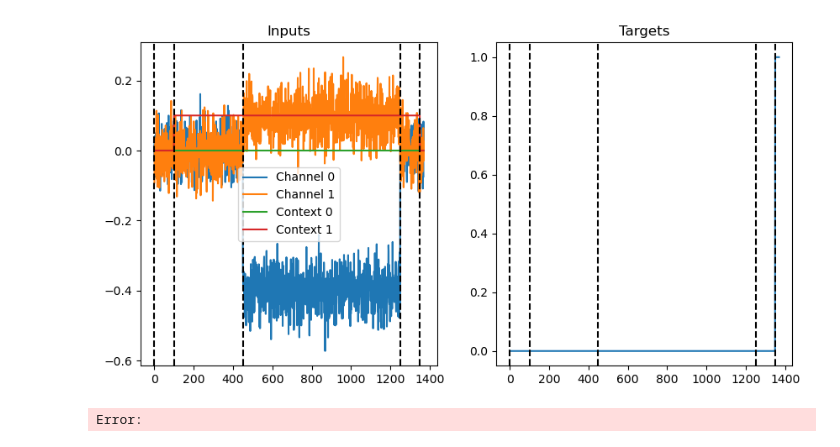
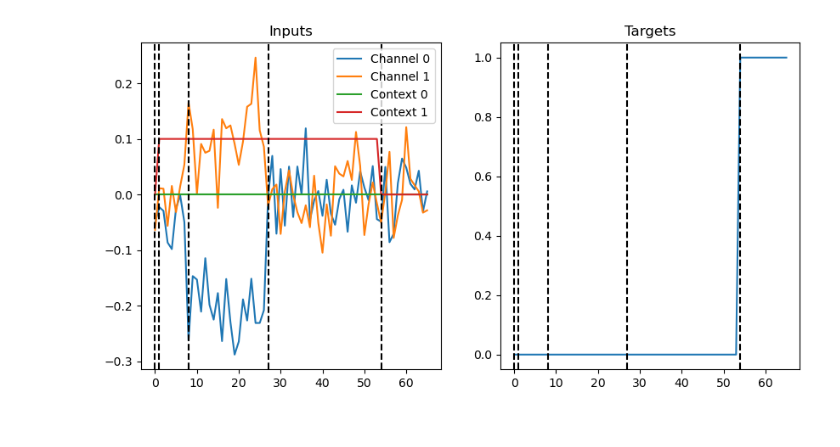
Before and after one commit to alejandradu/thesis, a Jupyter notebook: synthetic_datasets/task_data/local_testing.ipynb, the cells around one changed output. Cells and saved outputs as stored; diff of their text form; code cells hidden in the pictures.

Commit message:
corrected random sampling

```diff
--- a/synthetic_datasets/task_data/local_testing.ipynb
+++ b/synthetic_datasets/task_data/local_testing.ipynb
@@ -1,10 +1,9 @@
 # %%
 # somehow for minor tests it works locally with the SSH extension on Della?
 
 from CDM import CDM
 
 cdm_test = CDM()
-cdm_test.plot_trial(noise=0.05)
+cdm_test.plot_trial(noise=0.05, random_trials=True)
 # %% [output]
-[figure, old version]
+[figure, new version]
-Error:
```
Also changed, not shown: 2 other files.
